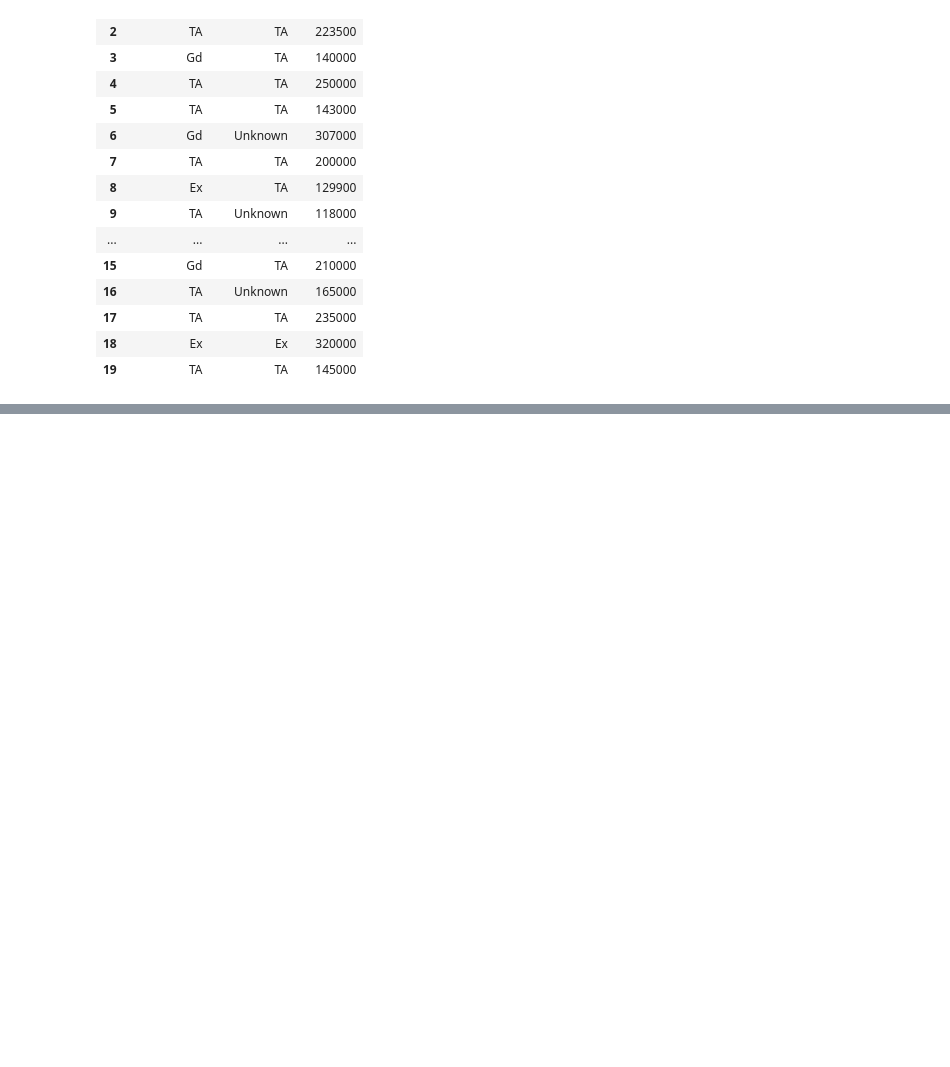
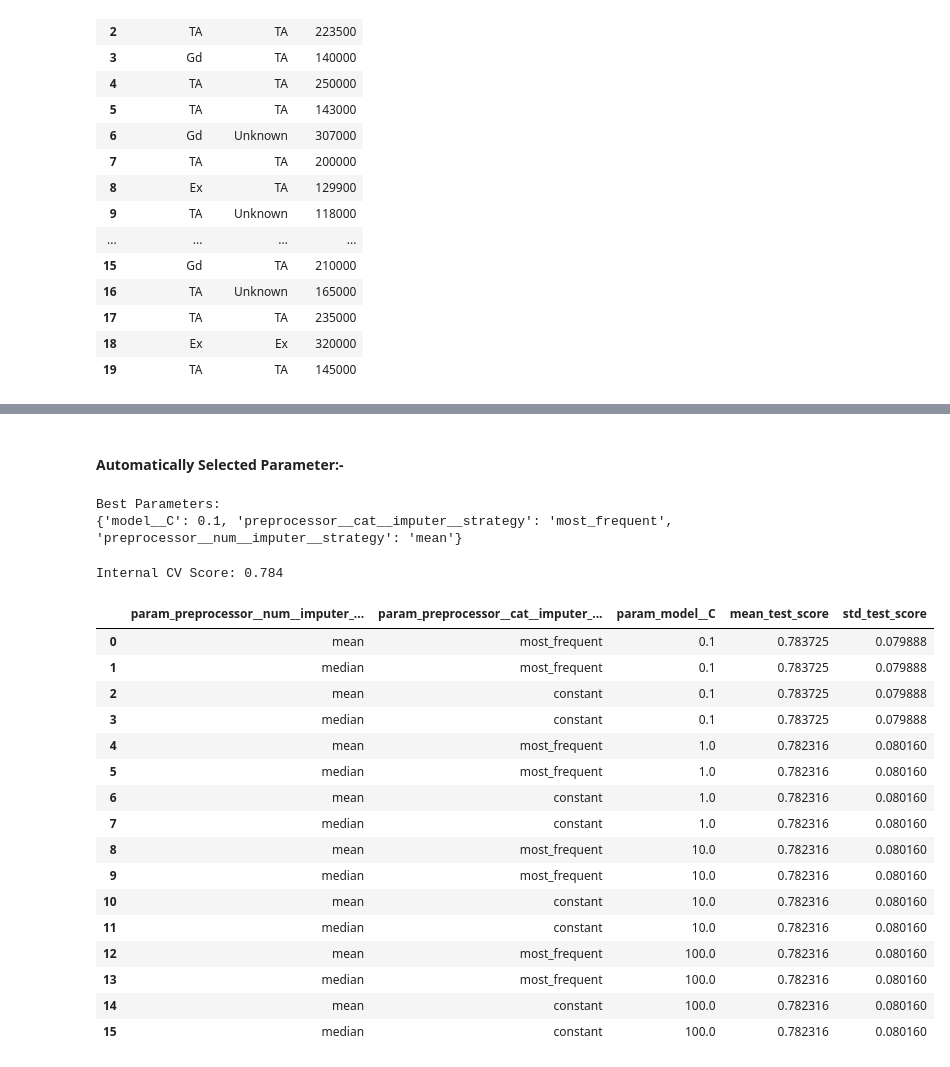
Before and after one commit to Shekhar7017/EDA, a Jupyter notebook: FeatureEngineering.ipynb, the cells around one changed output, grey strips where cells are left out. Drawn from its saved outputs; the diff is of its cells as text; code cells hidden in the pictures; blank space fills up the shorter version.

```diff
--- a/FeatureEngineering.ipynb
+++ b/FeatureEngineering.ipynb
@@ -1351,0 +1506,2 @@ df.head(20)
+# %%
+df.drop(columns=['PassengerId','Name','Ticket','Cabin'],inplace=True)
@@ -1351,0 +1669,28 @@ df.head(20)
+# %% [markdown]
+#### Automatically Selected Parameter:-
+# %%
+num_col = ['Age', 'Fare']
+cat_col = ['Sex', 'Embarked']
+#use SimpleImputer for missing
+
+num_trf = Pipeline(steps=[
+    ('imputer', SimpleImputer(strategy='mean')),
+    ('scaler', StandardScaler())
+])
+
+cat_trf = Pipeline(steps=[
+    ('imputer', SimpleImputer(strategy='most_frequent')),
+    ('scaler', OneHotEncoder(handle_unknown='ignore'))
+])
+
+preprocessor = ColumnTransformer(transformers=[
+    ('num', num_trf, num_col),
+    ('cat', cat_trf, cat_col)
+])
+
+pipe = Pipeline(steps=[
+    ('preprocessor', preprocessor),
+    ('model', LogisticRegression())
+])
+
+# pipe.fit(X_train, y_train)
@@ -1351,0 +1699,42 @@ df.head(20)
+# %%
+param_grid = {
+    'preprocessor__num__imputer__strategy': ['mean', 'median'],
+    'preprocessor__cat__imputer__strategy': ['most_frequent', 'constant'],
+    'model__C': [0.1, 1.0, 10,100],
+}
+
+grid_search = GridSearchCV(pipe, param_grid, cv=10)
+# %%
+grid_search.fit(X_train, y_train)
+
+print(f"Best Parameters:")
+print(grid_search.best_params_)
+# %% [output]
+Best Parameters:
+{'model__C': 0.1, 'preprocessor__cat__imputer__strategy': 'most_frequent', 'preprocessor__num__imputer__strategy': 'mean'}
+# %%
+print(f"Internal CV Score: {grid_search.best_score_:.3f}")
+# %% [output]
+Internal CV Score: 0.784
+# %%
+cv_results = pd.DataFrame(grid_search.cv_results_)
+cv_results = cv_results.sort_values("mean_test_score", ascending=False)
+cv_results[['param_preprocessor__num__imputer__strategy', 'param_preprocessor__cat__imputer__strategy', 'param_model__C', 'mean_test_score', 'std_test_score']]
+# %% [output]
+|  | param_preprocessor__num__imputer_... | param_preprocessor__cat__imputer_... | param_model__C | mean_test_score | std_test_score |
+| 0 | mean | most_frequent | 0.1 | 0.783725 | 0.079888 |
+| 1 | median | most_frequent | 0.1 | 0.783725 | 0.079888 |
+| 2 | mean | constant | 0.1 | 0.783725 | 0.079888 |
+| 3 | median | constant | 0.1 | 0.783725 | 0.079888 |
+| 4 | mean | most_frequent | 1.0 | 0.782316 | 0.080160 |
+| 5 | median | most_frequent | 1.0 | 0.782316 | 0.080160 |
+| 6 | mean | constant | 1.0 | 0.782316 | 0.080160 |
+| 7 | median | constant | 1.0 | 0.782316 | 0.080160 |
+| 8 | mean | most_frequent | 10.0 | 0.782316 | 0.080160 |
+| 9 | median | most_frequent | 10.0 | 0.782316 | 0.080160 |
+| 10 | mean | constant | 10.0 | 0.782316 | 0.080160 |
+| 11 | median | constant | 10.0 | 0.782316 | 0.080160 |
+| 12 | mean | most_frequent | 100.0 | 0.782316 | 0.080160 |
+| 13 | median | most_frequent | 100.0 | 0.782316 | 0.080160 |
+| 14 | mean | constant | 100.0 | 0.782316 | 0.080160 |
+| 15 | median | constant | 100.0 | 0.782316 | 0.080160 |
```
Also changed, not shown: parts of 23 cells of this notebook, 1 other file.
